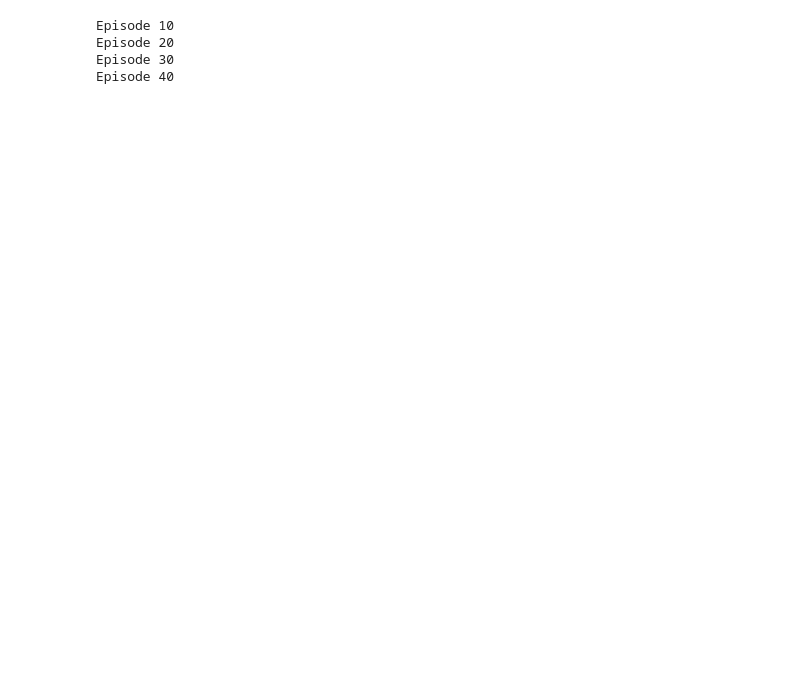
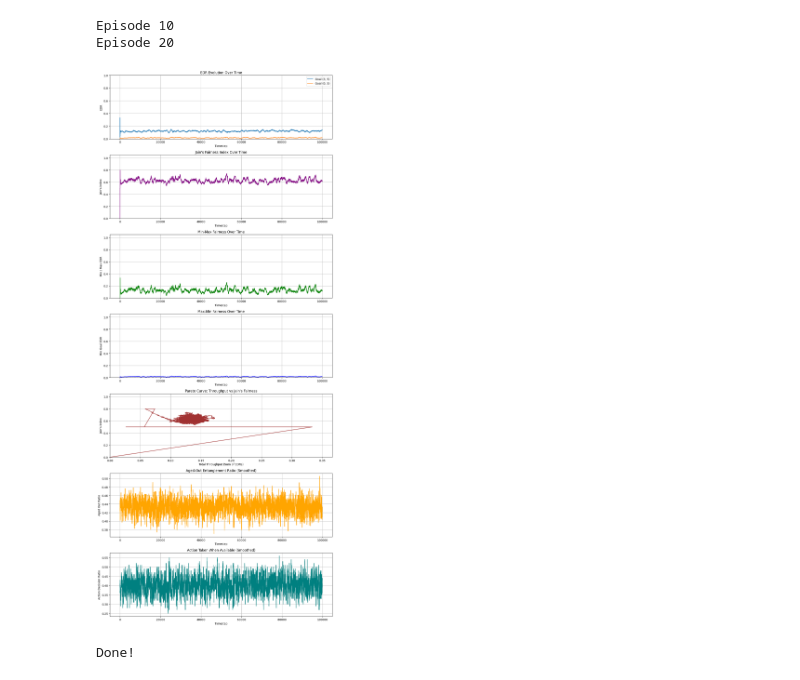
Before and after one commit to Berat03/quantumScheduling, a Jupyter notebook: new/edr_qLearning.ipynb, the cells around one changed output. Drawn from its saved outputs; the diff is of its cells as text; code cells hidden in the pictures; blank space fills up the shorter version.

```diff
--- a/new/edr_qLearning.ipynb
+++ b/new/edr_qLearning.ipynb
@@ -154,47 +149,46 @@ def train_q_learning_policy(edges, goal_edges, p_swap, p_gen, max_age, seed=None
 # %%
 # === Setup parameters ===
 edges = [(0, 1), (1, 2), (3, 2), (2, 4), (4, 5)]
 goal_edges = [(3, 5), (0, 5)]
-pSwap = 0.8
-pGen = 0.8
+pSwap = 0.6
+pGen = 0.6
 maxAge = 2
 
-from collections import defaultdict
-from EDR_UTILITY_FUNCTIONS import qTable
 # === Train Q-Learning agent ===
 Q = train_q_learning_policy(
     edges=edges,
     goal_edges=goal_edges,
     p_swap=pSwap,
     p_gen=pGen,
     max_age=maxAge,
-    seed=42,  # optional
+    seed=42,
     alpha=0.1,
     gamma=0.99,
     epsilon=0.05,
-    num_episodes=40,
-    max_steps=20000,
-    softmax=True,
+    num_episodes=20,
+    max_steps=10000,
+    softmax=False,
     temperature=2,
     temperature_decay=0.999
 )
 
-# # === Simulate policy (with EDR tracking) ===
-# simulate_policy(
-#     Q_table=Q,
-#     edges=edges,
-#     goal_edges=goal_edges,
-#     p_swap=pSwap,
-#     p_gen=pGen,
-#     max_age=maxAge,
-#     num_steps=100000,
-#     edr_window_size=100,
-#     bin_size=0.05,
-#     plot=True
-# )
+# === Simulate policy (with EDR tracking) ===
+simulate_policy(
+    Q_table=Q,
+    edges=edges,
+    goal_edges=goal_edges,
+    p_swap=pSwap,
+    p_gen=pGen,
+    max_age=maxAge,
+    num_steps=100000,
+    edr_window_size=1000,
+    plot=True
+)
+
+print('Done!')
 # %% [output]
 Episode 10
 Episode 20
-Episode 30
-Episode 40
+[figure, added]
+Done!
 # %%
```
Also changed, not shown: parts of 3 cells of this notebook, 8 other files.
